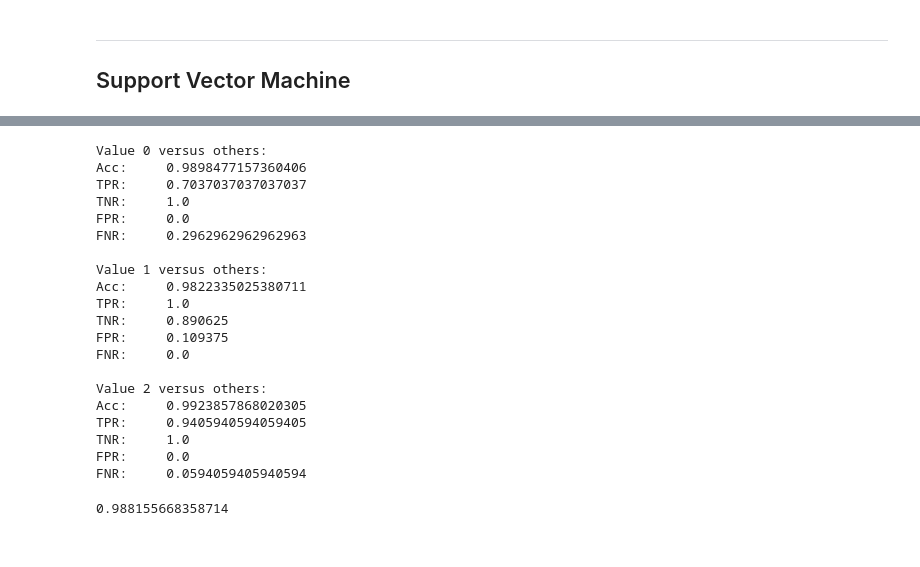
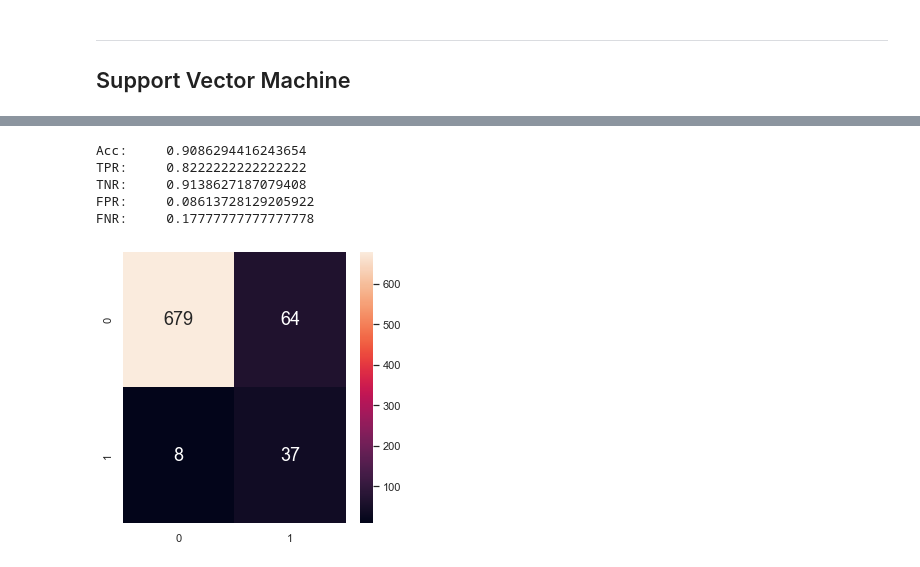
Before and after one commit to danxuZhang/WineQuality, a Jupyter notebook: src/ml.ipynb, the cells around one changed output, grey strips where cells are left out. Saved outputs shown, nothing was run; the diff lists cells and outputs as text; code cells hidden in the pictures.

```diff
--- a/src/ml.ipynb
+++ b/src/ml.ipynb
@@ -301,7 +261,7 @@ from sklearn.svm import SVC
 
 model = SVC(kernel='rbf',
         C=1,
-        gamma=1,
+        gamma=0.1,
         )
 model.fit(X_train, y_train)
 # %% [output]
@@ -316,26 +276,11 @@ For testing data, accuracy=0.8527918781725888.
 # %%
 # Evaluation of train data
 y_train_pred = model.predict(X_train)
-oneVsAllEvaluation(y_train, y_train_pred, plotConfusionMatrix=False)
+evaluate(y_train, y_train_pred, plotConfusionMatrix=True)
 # %% [output]
-Value 0 versus others:
-Acc:     0.9898477157360406
-TPR:     0.7037037037037037
-TNR:     1.0
-FPR:     0.0
-FNR:     0.2962962962962963
-
-Value 1 versus others:
-Acc:     0.9822335025380711
-TPR:     1.0
-TNR:     0.890625
-FPR:     0.109375
-FNR:     0.0
-
-Value 2 versus others:
-Acc:     0.9923857868020305
-TPR:     0.9405940594059405
-TNR:     1.0
-FPR:     0.0
-FNR:     0.0594059405940594
+Acc:     0.9086294416243654
+TPR:     0.8222222222222222
+TNR:     0.9138627187079408
+FPR:     0.08613728129205922
+FNR:     0.17777777777777778
-0.988155668358714
+[figure, added]
```
Also changed, not shown: parts of 13 cells of this notebook, 5 other files.
